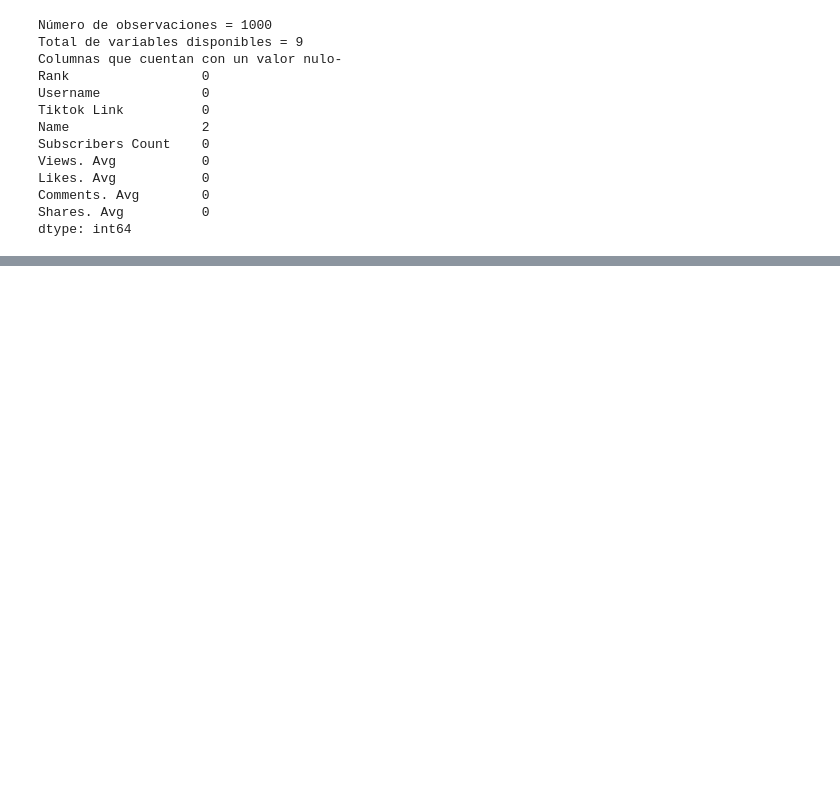
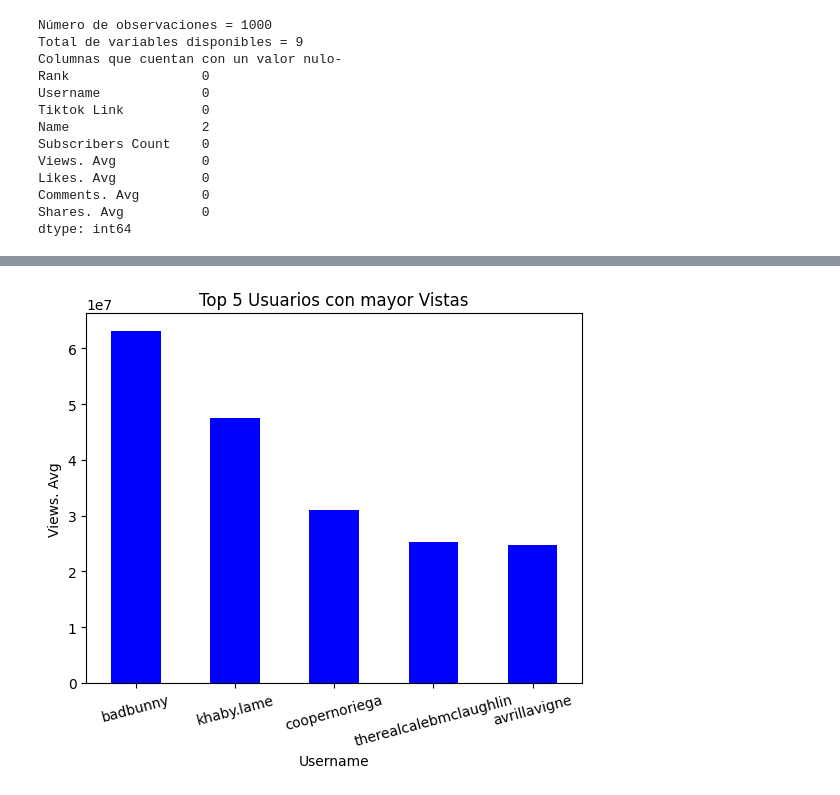
Before and after one commit to FrankRomeroT/H-bito, a Jupyter notebook: Dia 5/tiktok.ipynb, the cells around one changed output, grey strips where cells are left out. Cells and saved outputs as stored; diff of their text form; code cells hidden in the pictures; blank space fills up the shorter version.

```diff
--- a/Dia 5/tiktok.ipynb
+++ b/Dia 5/tiktok.ipynb
@@ -38,0 +181,14 @@ dtype: int64
+# %%
+top_5_views = df2.groupby('Username')['Views. Avg'].sum()
+top_5_views = top_5_views.sort_values(ascending=False).head()
+
+top_5_views.plot(kind='bar', color='blue')
+
+# Configurar el título y las etiquetas del gráfico
+plt.title('Top 5 Usuarios con mayor Vistas')
+plt.xlabel('Username')
+plt.ylabel('Views. Avg')
+plt.xticks(rotation=15)  # Rotar las etiquetas del eje x para mejor legibilidad
+plt.show()
+# %% [output]
+[figure, added]
```
Also changed, not shown: parts of 21 cells of this notebook.
